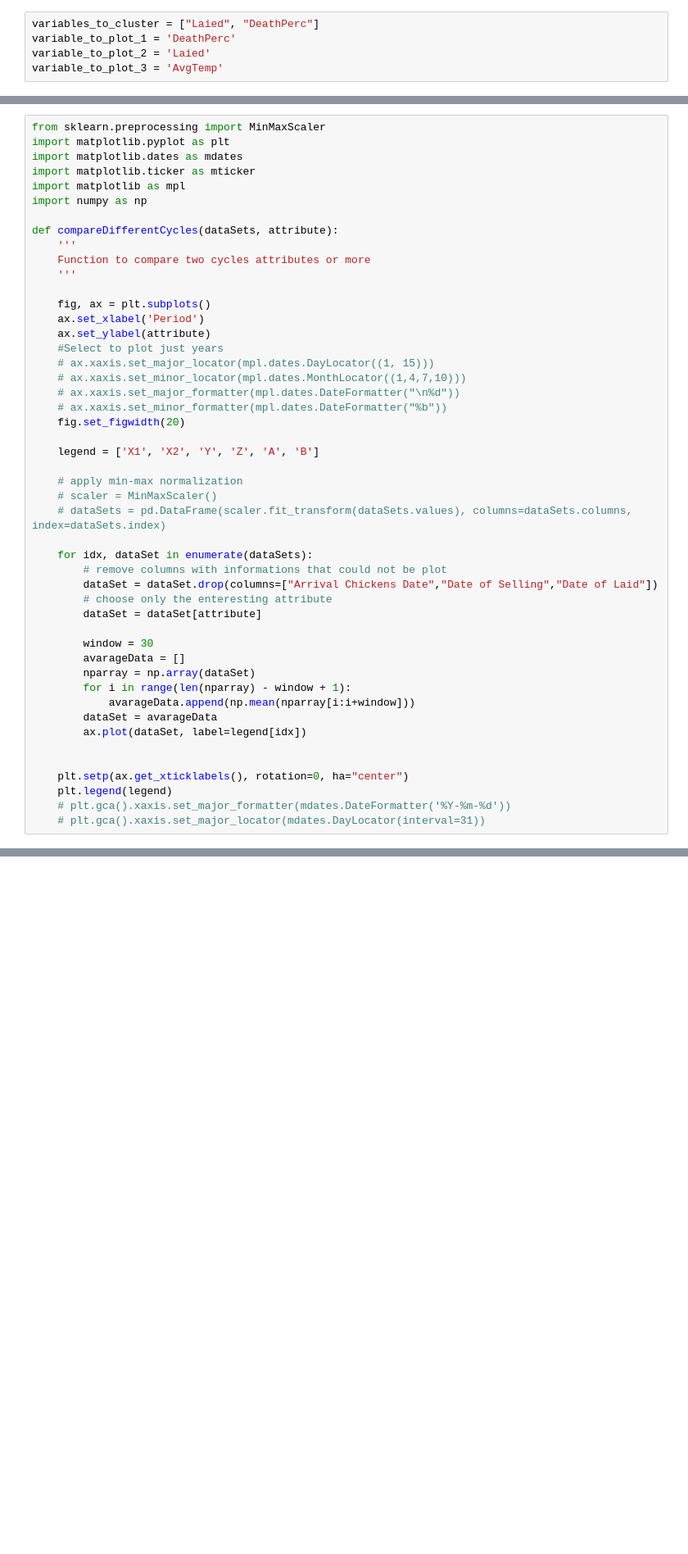
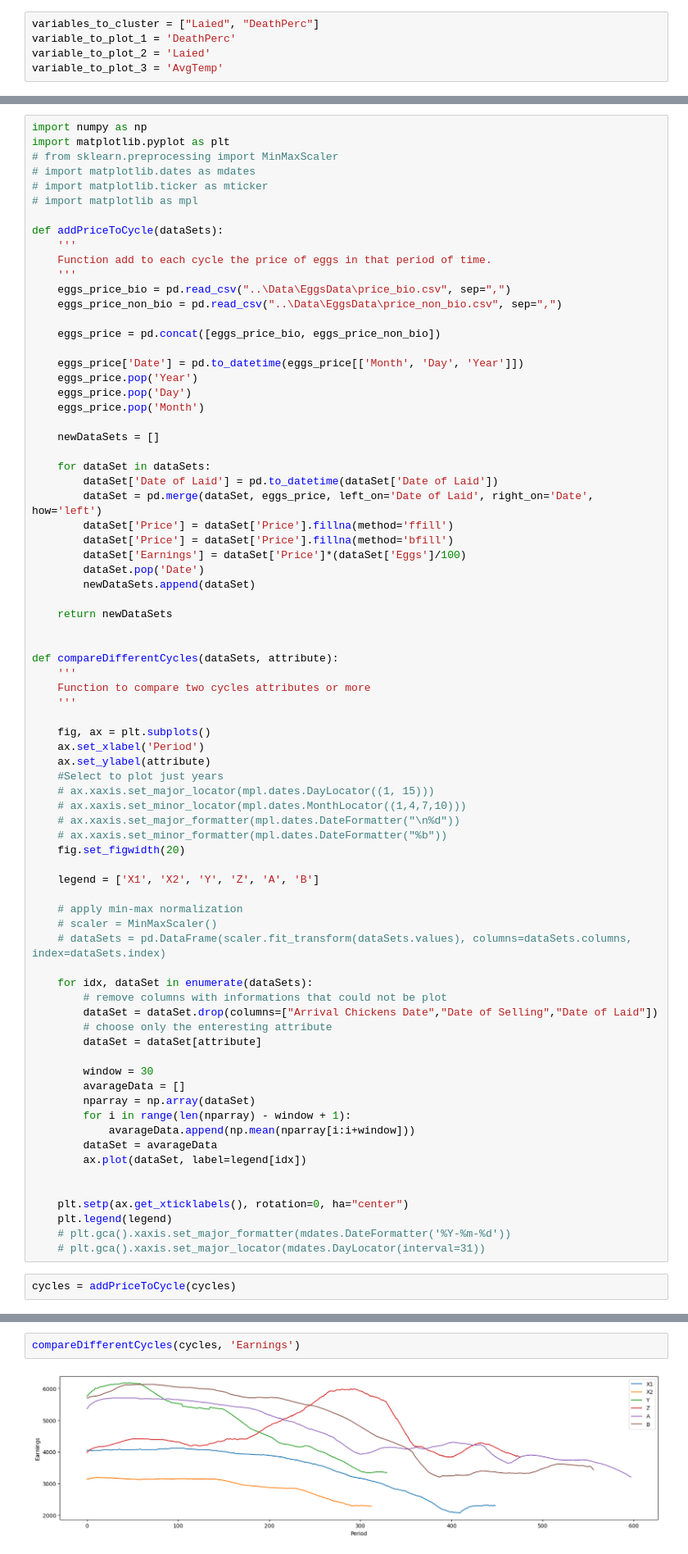
Before and after one commit to CanaliDavide/DASA--Project, a Jupyter notebook: Bio_vs_nonBio/Comparison.ipynb, the cells around one changed output, grey strips where cells are left out. Shown at 82% size. Drawn from its saved outputs; the diff is of its cells as text; blank space fills up the shorter version.

Commit message:
Small changes and conclusions on the difference between cycle Z and cycles A and B. Z is more efficient and should be taken as a model for the rest of the production.

```diff
--- a/Bio_vs_nonBio/Comparison.ipynb
+++ b/Bio_vs_nonBio/Comparison.ipynb
@@ -53,10 +53,38 @@ variable_to_plot_3 = 'AvgTemp'
 # %%
-from sklearn.preprocessing import MinMaxScaler
+import numpy as np
 import matplotlib.pyplot as plt
-import matplotlib.dates as mdates
-import matplotlib.ticker as mticker
-import matplotlib as mpl
-import numpy as np
+# from sklearn.preprocessing import MinMaxScaler
+# import matplotlib.dates as mdates
+# import matplotlib.ticker as mticker
+# import matplotlib as mpl
+
+def addPriceToCycle(dataSets):
+    '''
+    Function add to each cycle the price of eggs in that period of time.
+    '''
+    eggs_price_bio = pd.read_csv("..\Data\EggsData\price_bio.csv", sep=",")
+    eggs_price_non_bio = pd.read_csv("..\Data\EggsData\price_non_bio.csv", sep=",")
+
+    eggs_price = pd.concat([eggs_price_bio, eggs_price_non_bio])
+
+    eggs_price['Date'] = pd.to_datetime(eggs_price[['Month', 'Day', 'Year']])
+    eggs_price.pop('Year')
+    eggs_price.pop('Day')
+    eggs_price.pop('Month')
+
+    newDataSets = []
+
+    for dataSet in dataSets:
+        dataSet['Date of Laid'] = pd.to_datetime(dataSet['Date of Laid'])
+        dataSet = pd.merge(dataSet, eggs_price, left_on='Date of Laid', right_on='Date', how='left')
+        dataSet['Price'] = dataSet['Price'].fillna(method='ffill')
+        dataSet['Price'] = dataSet['Price'].fillna(method='bfill')
+        dataSet['Earnings'] = dataSet['Price']*(dataSet['Eggs']/100)
+        dataSet.pop('Date')
+        newDataSets.append(dataSet)
+
+    return newDataSets
+
 
 def compareDifferentCycles(dataSets, attribute):
     '''
@@ -98,6 +126,8 @@ def compareDifferentCycles(dataSets, attribute):
     plt.legend(legend)
     # plt.gca().xaxis.set_major_formatter(mdates.DateFormatter('%Y-%m-%d'))
     # plt.gca().xaxis.set_major_locator(mdates.DayLocator(interval=31))
+# %%
+cycles = addPriceToCycle(cycles)
 # %%
 compareDifferentCycles(cycles, 'Laied')
 # %% [output]
@@ -110,3 +140,7 @@ compareDifferentCycles(cycles, 'DeathPerc')
 compareDifferentCycles(cycles, 'Eggs')
 # %% [output]
 [figure]
+# %%
+compareDifferentCycles(cycles, 'Earnings')
+# %% [output]
+[figure, added]
```
Also changed, not shown: parts of 1 cell of this notebook, 2 other files.
